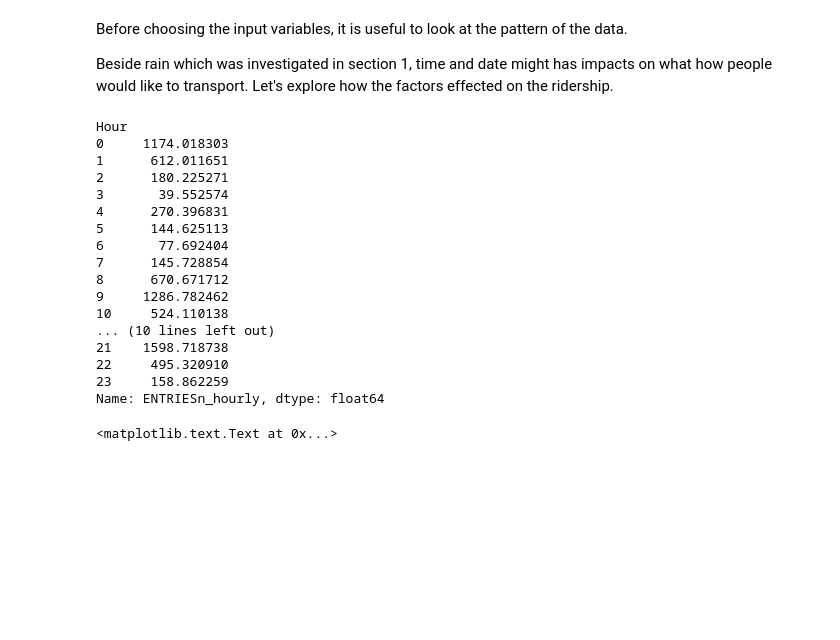
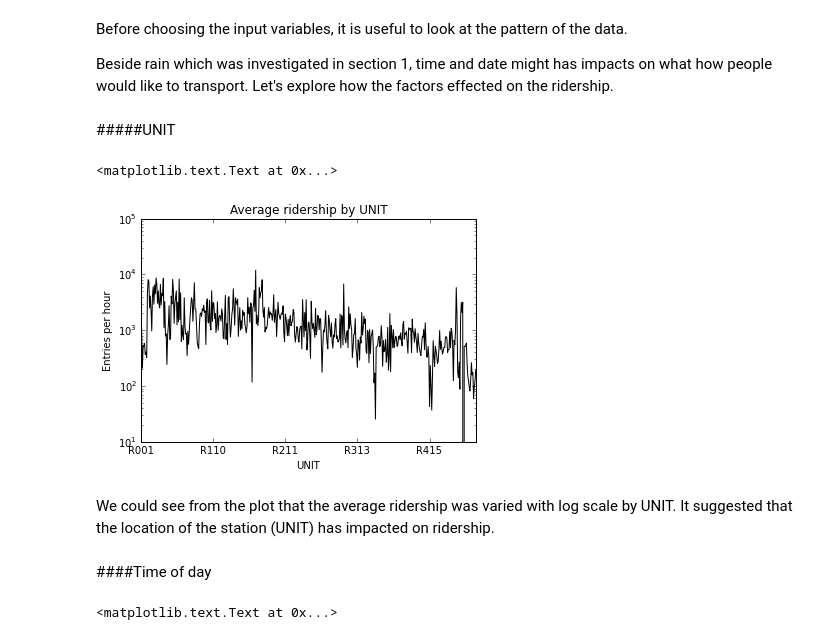
Before and after one commit to thuyquach/Analyzing-New-York-Subway-Data, a Jupyter notebook: Summited_Analayzing_NYC_Subway_Dataset.ipynb, the cells around one changed output. Cells and saved outputs as stored; diff of their text form; code cells hidden in the pictures; blank space fills up the shorter version.

```diff
--- a/Summited_Analayzing_NYC_Subway_Dataset.ipynb
+++ b/Summited_Analayzing_NYC_Subway_Dataset.ipynb
@@ -213,26 +218,20 @@ I used both OLS using Statsmodels and Scikit Learn Gradient descent using Sciket
 Before choosing the input variables, it is useful to look at the pattern of the data.
 
 Beside rain which was investigated in section 1, time and date might has impacts on what how people would like to transport. Let's explore how the factors effected on the ridership.
-# %%
-gtw =  turnstile_weather[turnstile_weather.rain == 0].groupby(["Hour"])["ENTRIESn_hourly"].mean()
-gtw
-# %% [output]
-Hour
-0     1174.018303
-1      612.011651
-2      180.225271
-3       39.552574
-4      270.396831
-5      144.625113
-6       77.692404
-7      145.728854
-8      670.671712
-9     1286.782462
-10     524.110138
-... (10 lines left out)
-21    1598.718738
-22     495.320910
-23     158.862259
-Name: ENTRIESn_hourly, dtype: float64
+# %% [markdown]
+#####UNIT
+# %%
+turnstile_weather.groupby(['UNIT'])['ENTRIESn_hourly'].mean().plot(color = "black")
+plt.yscale('log', nonposy='clip')
+plt.title('Average ridership by UNIT')
+plt.xlabel('UNIT')
+plt.ylabel('Entries per hour')
+# %% [output]
+<matplotlib.text.Text at 0x...>
+[figure, added]
+# %% [markdown]
+We could see from the plot that the average ridership was varied with log scale by UNIT. It suggested that the location of the station (UNIT) has impacted on ridership.
+# %% [markdown]
+####Time of day
 # %%
 
```
Also changed, not shown: parts of 66 cells of this notebook.
